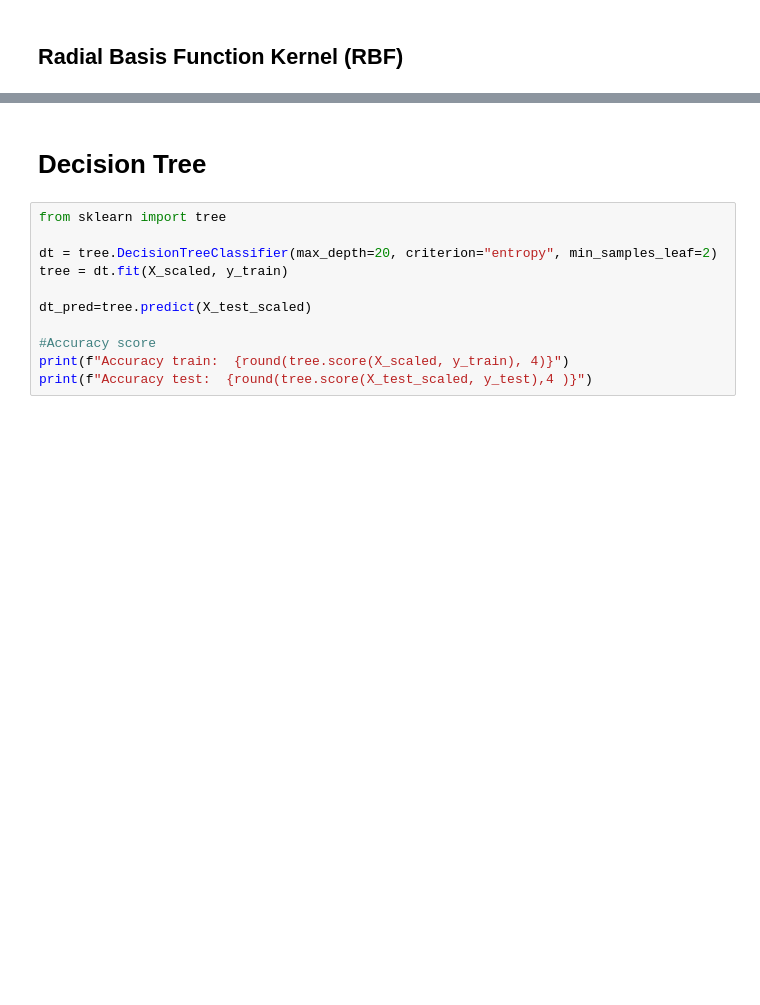
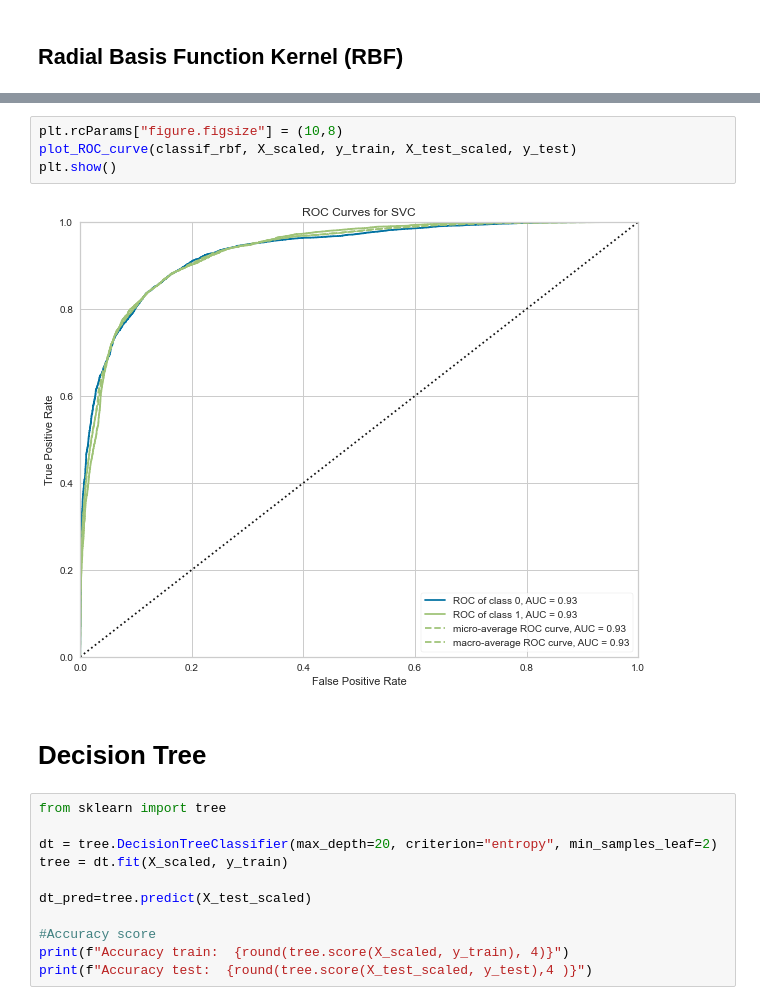
Before and after one commit to dvh549/Financial_Analytics, a Jupyter notebook: Main_Notebook.ipynb, the cells around one changed output, grey strips where cells are left out. Cells and saved outputs as stored; diff of their text form; blank space fills up the shorter version.

```diff
--- a/Main_Notebook.ipynb
+++ b/Main_Notebook.ipynb
@@ -950,3 +1003,9 @@ print(f'Classification Report RBF Kernel SVC: \n{classification_report(y_test, s
+# %%
+plt.rcParams["figure.figsize"] = (10,8)
+plot_ROC_curve(classif_rbf, X_scaled, y_train, X_test_scaled, y_test)
+plt.show()
+# %% [output]
+[figure, added]
 # %% [markdown]
 # Decision Tree
 # %%
```
Also changed, not shown: parts of 18 cells of this notebook.
